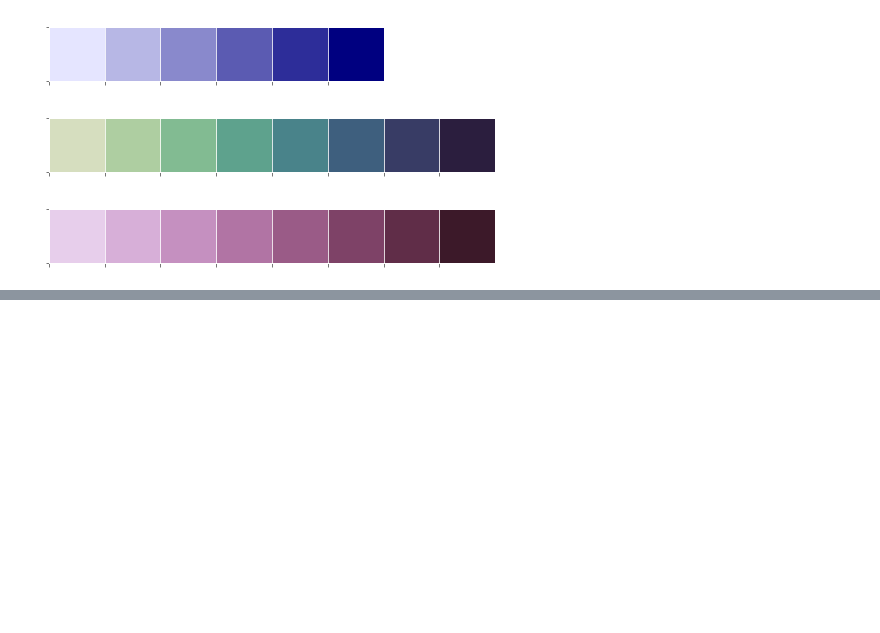
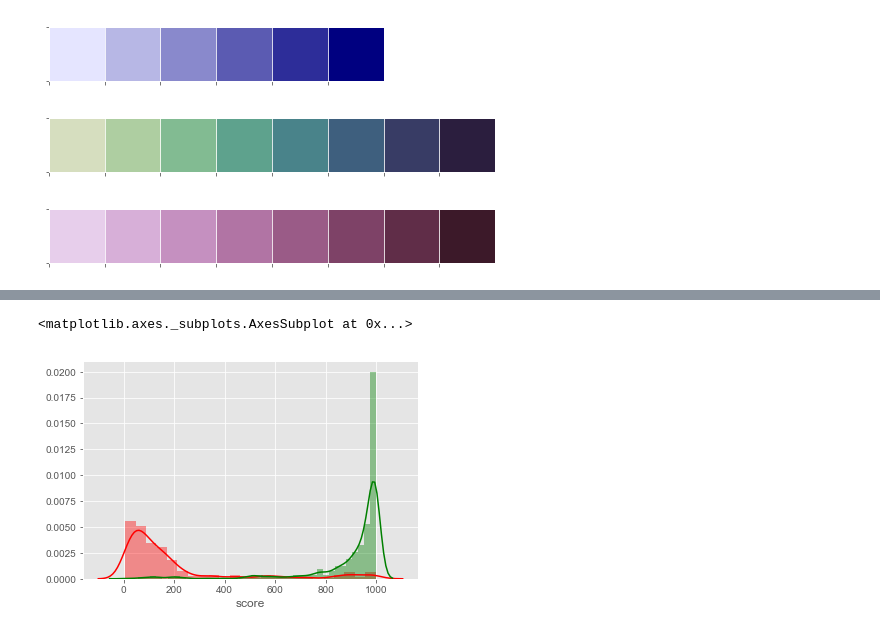
Before and after one commit to chenlinlin6/Resuable_codes, a Jupyter notebook: 未命名.ipynb, the cells around one changed output, grey strips where cells are left out. Drawn from its saved outputs; the diff is of its cells as text; code cells hidden in the pictures; blank space fills up the shorter version.

```diff
--- a/未命名.ipynb
+++ b/未命名.ipynb
@@ -274,0 +284,11 @@ plot_ks(y_test,y_prob[:,1])
+# %%
+total_score=clf.predict_proba(data.iloc[:, :-1])[:, 0]*1000
+total_label=data.iloc[:,-1]
+
+score_distribution=pd.DataFrame(dict(label=total_label,score=total_score))
+
+sns.distplot(score_distribution.query("label==1")['score'],color='r')
+sns.distplot(score_distribution.query("label==0")['score'],color='g')
+# %% [output]
+<matplotlib.axes._subplots.AxesSubplot at 0x...>
+[figure, added]
```
Also changed, not shown: parts of 4 cells of this notebook, 1 other file.
